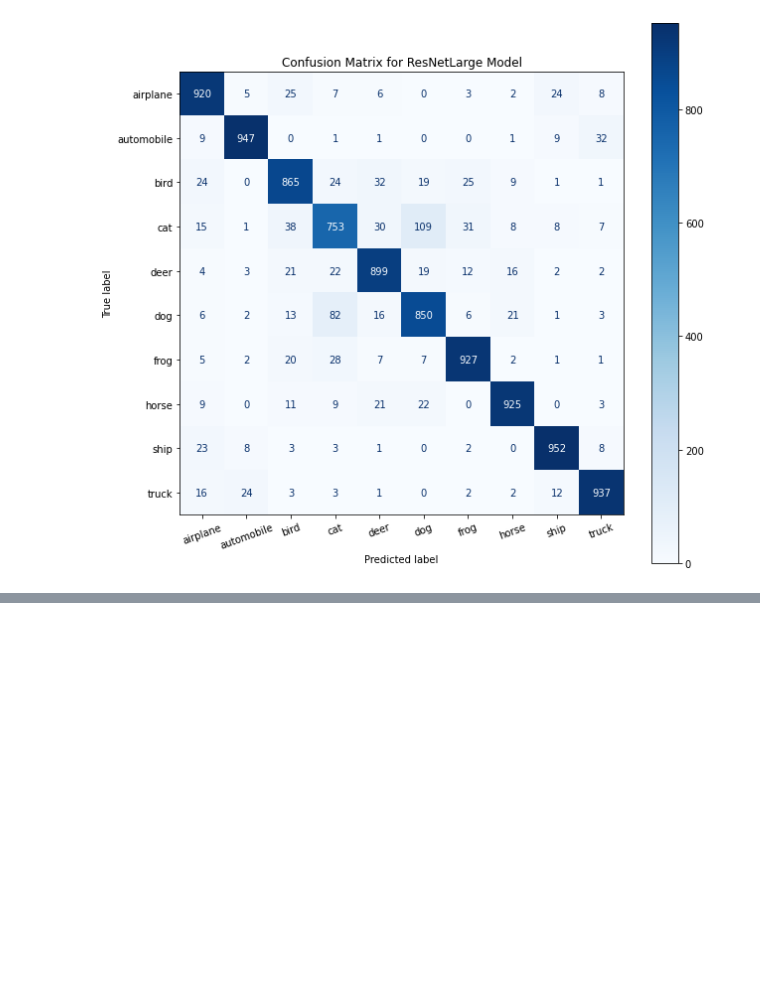
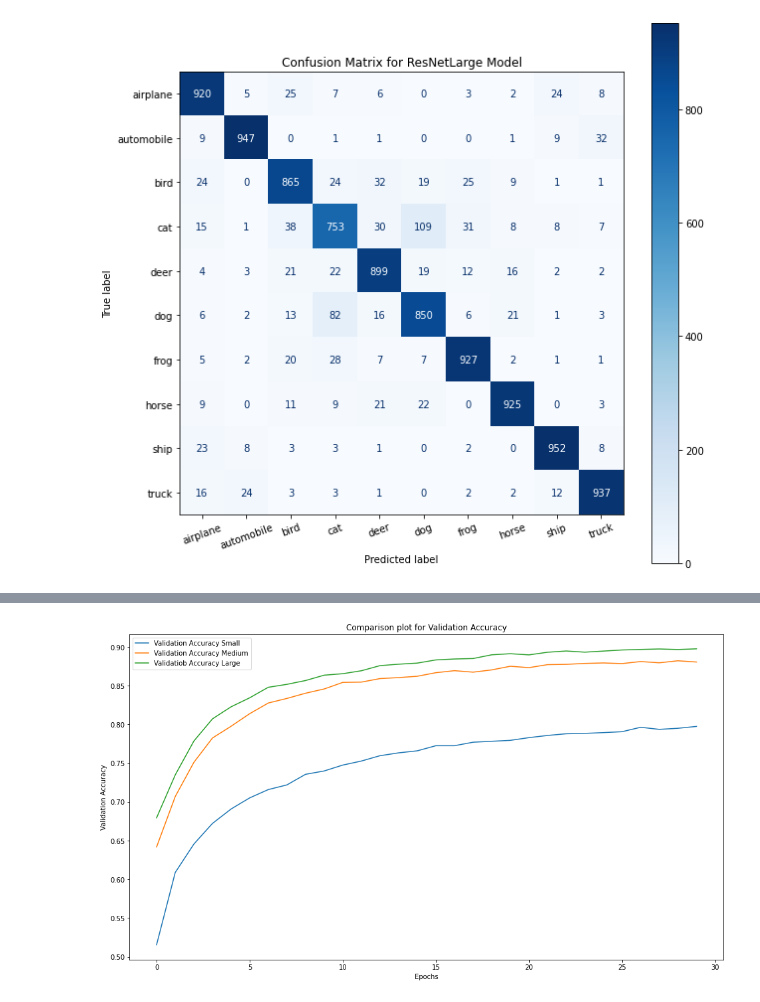
Before and after one commit to parisimaa/modifiedResNet, a Jupyter notebook: MiniProject.ipynb, the cells around one changed output, grey strips where cells are left out. Drawn from its saved outputs; the diff is of its cells as text; code cells hidden in the pictures; blank space fills up the shorter version.

```diff
--- a/MiniProject.ipynb
+++ b/MiniProject.ipynb
@@ -677,0 +714,12 @@ plt.xticks(rotation = 20)
+# %%
+fig, ax = plt.subplots(figsize=(16,9))
+plt.title('Comparison plot for Validation Accuracy')
+plt.plot(val_acc_history_small, label='Validation Accuracy Small')
+plt.plot(val_acc_history_medium, label='Validation Accuracy Medium')
+plt.plot(val_acc_history_large, label='Validatiob Accuracy Large')
+plt.legend()
+plt.xlabel("Epochs")
+plt.ylabel("Validation Accuracy")
+plt.show()
+# %% [output]
+[figure, added]
```
Also changed, not shown: parts of 3 cells of this notebook.
